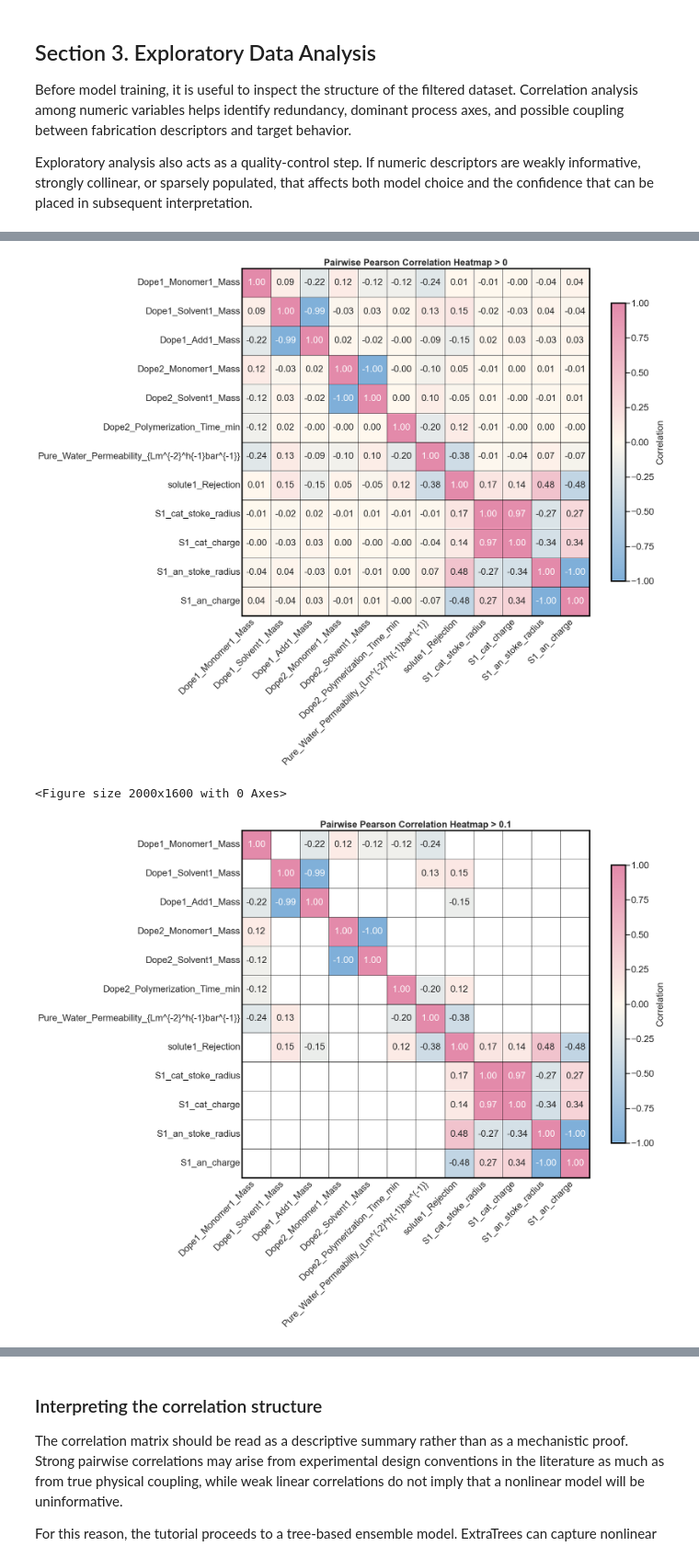
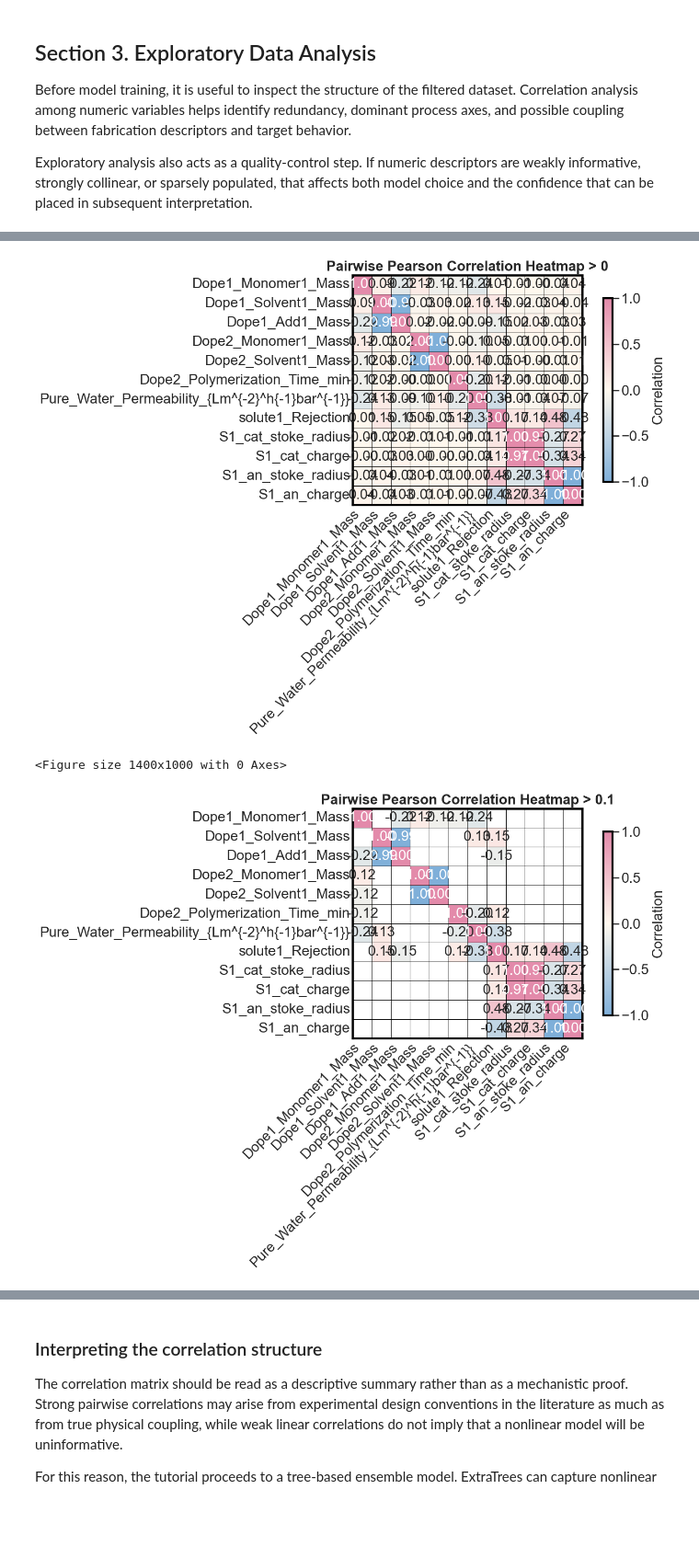
Before and after one commit to Oikiy/ML-MEM-Review, a Jupyter notebook: notebooks/Complete_notebook/Ml-MEM-Tut.ipynb, the cells around one changed output, grey strips where cells are left out. Shown at 92% size. Cells and saved outputs as stored; diff of their text form; code cells hidden in the pictures; blank space fills up the shorter version.

```diff
--- a/notebooks/Complete_notebook/Ml-MEM-Tut.ipynb
+++ b/notebooks/Complete_notebook/Ml-MEM-Tut.ipynb
@@ -49,7 +49,9 @@ custom_cmap = LinearSegmentedColormap.from_list(
 )
 FONT_SIZE = 20
 plt.rcParams["font.size"] = FONT_SIZE
-FIG_SIZE = (20, 16)
+
+# Global plotting size (used across all plotting calls in this notebook)
+FIG_SIZE = (14, 10)
 plt.rcParams["figure.figsize"] = FIG_SIZE
 
 # File paths — navigate two levels up from the notebook directory to reach the project root
@@ -374,20 +380,20 @@ WindowsPath('C:/GITHUB_NEW/ML-MEM-Review/outputs/figures/target_distributions.pn
 # %%
 # Compute and plot the Pearson correlation heatmap for the numeric features in the enriched dataframe, using different thresholds to focus on stronger correlations.
 
 from utl_fileIO import file_io
 
 figures_dir = os.path.join(PROJECT_ROOT, "outputs", "figures")
 df_enriched_numeric = df_enriched_filtered.select_dtypes(include=[np.number]) # Select only numeric columns for correlation analysis
 
-corr_matrix = compute_and_plot_pearson_heatmap(df_enriched_numeric, threshold=0)
+corr_matrix = compute_and_plot_pearson_heatmap(df_enriched_numeric, threshold=0, fig_size=FIG_SIZE)
 heatmap_fig_all = plt.gcf()
 file_io("save", "figure", figures_dir, "pearson_heatmap_threshold_0.png", data=heatmap_fig_all)
 
-corr_matrix = compute_and_plot_pearson_heatmap(df_enriched_numeric, threshold=0.1)
+corr_matrix = compute_and_plot_pearson_heatmap(df_enriched_numeric, threshold=0.1, fig_size=FIG_SIZE)
 heatmap_fig_filtered = plt.gcf()
 file_io("save", "figure", figures_dir, "pearson_heatmap_threshold_0_1.png", data=heatmap_fig_filtered)
 # %% [output]
-[figure, old version]
+[figure, new version]
-<Figure size 2000x1600 with 0 Axes>
+<Figure size 1400x1000 with 0 Axes>
-[figure, old version]
+[figure, new version]
 WindowsPath('C:/GITHUB_NEW/ML-MEM-Review/outputs/figures/pearson_heatmap_threshold_0_1.png')
```
Also changed, not shown: parts of 7 cells of this notebook, 19 other files.
